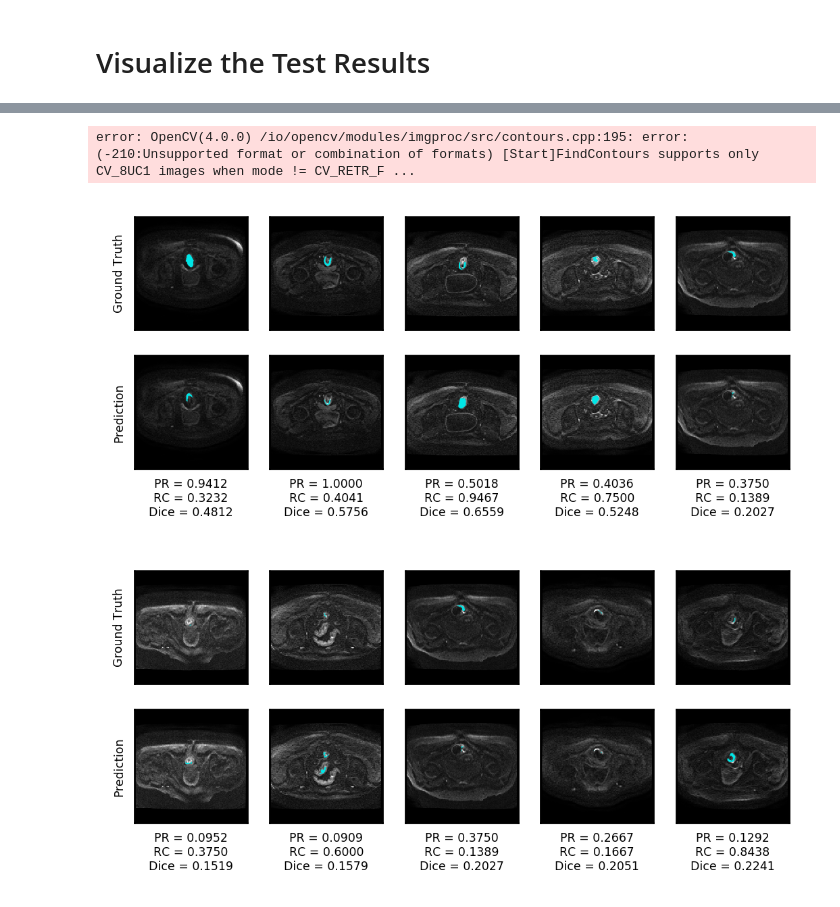
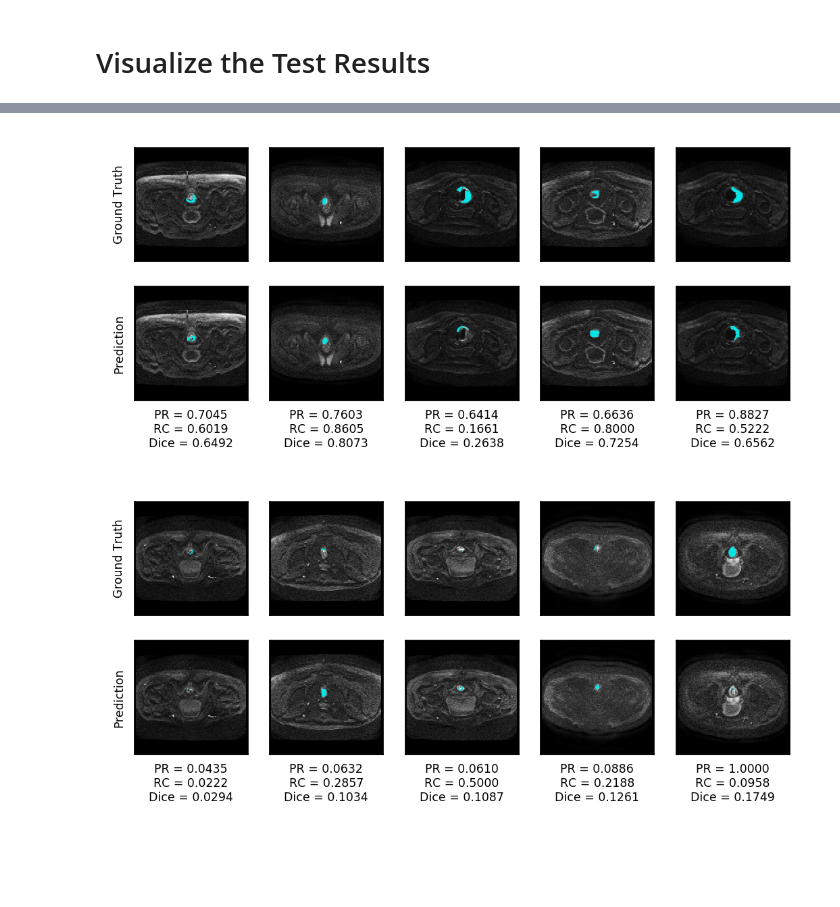
Before and after one commit to BobZhangHT/maskrcnn-benchmark, a Jupyter notebook: datasets/rectal/results_analysis_1_16.ipynb, the cells around one changed output, grey strips where cells are left out. Saved outputs shown, nothing was run; the diff lists cells and outputs as text; code cells hidden in the pictures; blank space fills up the shorter version.

```diff
--- a/datasets/rectal/results_analysis_1_16.ipynb
+++ b/datasets/rectal/results_analysis_1_16.ipynb
@@ -162,14 +178,31 @@ import cv2
 # %%
 dataFile='/home/r7user3/ZhangHT/github/maskrcnn-benchmark/datasets/rectal/'
 # %%
-polysdt=[cv2.findContours(maskdt,cv2.RETR_TREE,cv2.CHAIN_APPROX_NONE)[0] \
-         for maskdt in masksdt]
-polysgt=[cv2.findContours(maskgt,cv2.RETR_TREE,cv2.CHAIN_APPROX_NONE)[0] \
-         for maskgt in masksgt]
+polysdt=[]
+polysgt=[]
+for i in range(maskgtct.shape[0]):
+    try:
+        polysdt.append(cv2.findContours(maskdtct[i],cv2.RETR_TREE,cv2.CHAIN_APPROX_NONE)[0])
+    except:
+        polysdt.append(None)
+
+    try:
+        polysgt.append(cv2.findContours(maskgtct[i],cv2.RETR_TREE,cv2.CHAIN_APPROX_NONE)[0])
+    except:
+        polysgt.append(None)
-# %% [output]
-error: OpenCV(4.0.0) /io/opencv/modules/imgproc/src/contours.cpp:195: error: (-210:Unsupported format or combination of formats) [Start]FindContours supports only CV_8UC1 images when mode != CV_RETR_F ...
+# %%
+dice_rlts=[]
+rc_rlts=[]
+pr_rlts=[]
+for maskgt,maskdt in zip(maskgtct,maskdtct):
+    dice_rlts.append(dice(maskgt,maskdt))
+    rc_rlts.append(recall(maskgt,maskdt))
+    pr_rlts.append(precision(maskgt,maskdt))
+dice_rlts=np.array(dice_rlts)
+rc_rlts=np.array(rc_rlts)
+pr_rlts=np.array(pr_rlts)
 # %%
-def show(imgs,inds,polysgt,polysdt):
+def show(imgs,inds,polysgt,polysdt,is_area=False,areas=None):
     fig,axs=plt.subplots(2,n,figsize=(n,2),dpi=250)
     color=[0,0.9,0.9]
     for i,ind in enumerate(inds):
@@ -188,8 +221,11 @@ def show(imgs,inds,polysgt,polysdt):
             plt.gca().add_patch(plt.Polygon(poly.reshape(-1,2),color=color,linewidth=0))
         plt.xticks([])# hide the x,y axis but remain labels
         plt.yticks([])
-        plt.xlabel('PR = %.4f\nRC = %.4f\nDice = %.4f'% \
-                   (pr_rlts[ind],rc_rlts[ind],dice_rlts[ind]),fontsize=5)
+        if not is_area:
+            plt.xlabel('PR = %.4f\nRC = %.4f\nDice = %.4f'% \
+                       (pr_rlts[ind],rc_rlts[ind],dice_rlts[ind]),fontsize=5)
+        else:
+            plt.xlabel('Area = %.1f'%areas[ind],fontsize=5)
         if not i:
             plt.ylabel('Prediction',fontsize=5)
     plt.show()
@@ -197,19 +233,20 @@ def show(imgs,inds,polysgt,polysdt):
 # show random
 seed(2018)
 n=5
-inds=choice(len(imgIds),n)
+inds=choice(inds_with_mask,n)
 sub_imgsInfo=coco.loadImgs([imgIds[i] for i in inds])
 imgs=[plt.imread(dataFile+i['file_name']) for i in sub_imgsInfo]
 show(imgs,inds,polysgt,polysdt)
 # %% [output]
-[figure, old version]
+[figure, new version]
 # %%
 # show Dice (low->high)
-inds=np.argsort(dice_rlts)[:n]
+sub_inds=np.argsort(dice_rlts[inds_with_mask])[:n].astype(np.int)
+inds=inds_with_mask[sub_inds]
 sub_imgsInfo=coco.loadImgs([imgIds[i] for i in inds])
 imgs=[plt.imread(dataFile+i['file_name']) for i in sub_imgsInfo]
 show(imgs,inds,polysgt,polysdt)
 # %% [output]
-[figure, old version]
+[figure, new version]
 # %%
 # show Dice (high->low)
```
Also changed, not shown: parts of 15 cells of this notebook, 8 other files.
